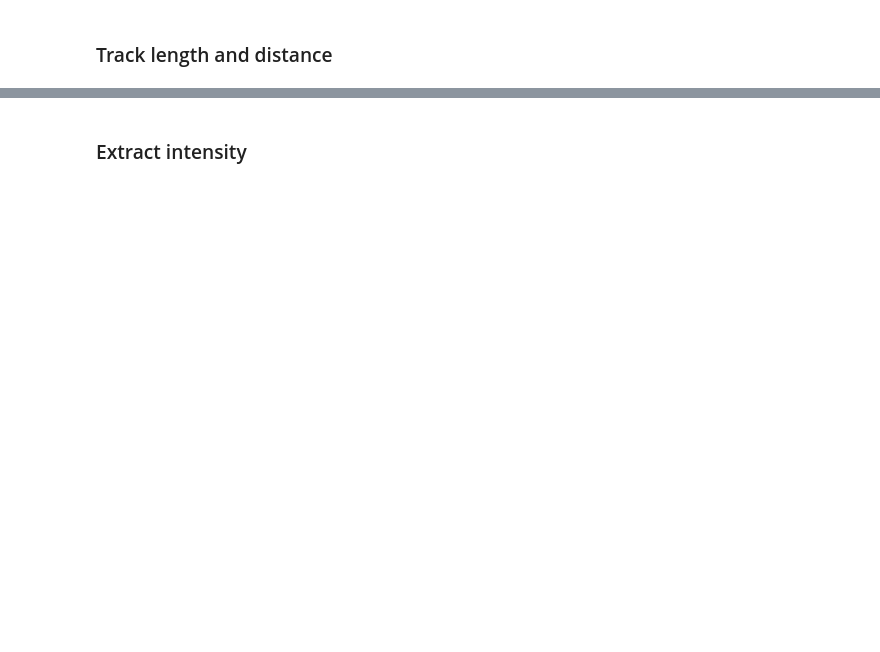
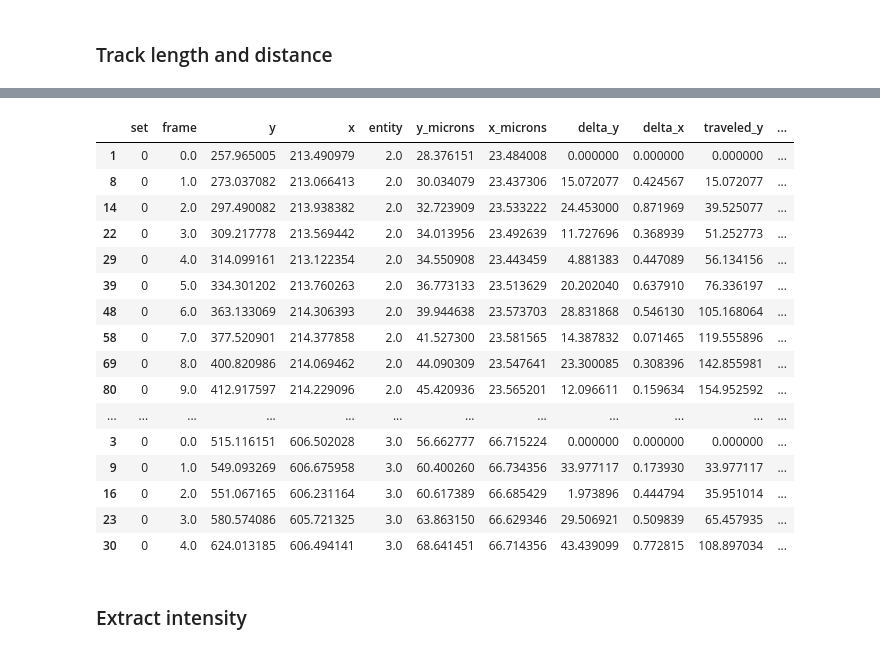
Before and after one commit to GideonJagen/EV-MAGIK, a Jupyter notebook: notebooks/inference.ipynb, the cells around one changed output, grey strips where cells are left out. Drawn from its saved outputs; the diff is of its cells as text; code cells hidden in the pictures; blank space fills up the shorter version.

```diff
--- a/notebooks/inference.ipynb
+++ b/notebooks/inference.ipynb
@@ -236,5 +258,25 @@ NameError: name 'tracks_stills_removed' is not defined
 # %%
 tracks = tracks_stills_removed
 tracks = track.distance_traveled(tracks)
+
+tracks = tracks.sort_values(by=['set', 'entity', 'frame'], ascending=True).head(20)
 tracks.head(20)
+# %% [output]
+|  | set | frame | y | x | entity | y_microns | x_microns | delta_y | delta_x | traveled_y | ... |
+| 1 | 0 | 0.0 | 257.965005 | 213.490979 | 2.0 | 28.376151 | 23.484008 | 0.000000 | 0.000000 | 0.000000 | ... |
+| 8 | 0 | 1.0 | 273.037082 | 213.066413 | 2.0 | 30.034079 | 23.437306 | 15.072077 | 0.424567 | 15.072077 | ... |
+| 14 | 0 | 2.0 | 297.490082 | 213.938382 | 2.0 | 32.723909 | 23.533222 | 24.453000 | 0.871969 | 39.525077 | ... |
+| 22 | 0 | 3.0 | 309.217778 | 213.569442 | 2.0 | 34.013956 | 23.492639 | 11.727696 | 0.368939 | 51.252773 | ... |
+| 29 | 0 | 4.0 | 314.099161 | 213.122354 | 2.0 | 34.550908 | 23.443459 | 4.881383 | 0.447089 | 56.134156 | ... |
+| 39 | 0 | 5.0 | 334.301202 | 213.760263 | 2.0 | 36.773133 | 23.513629 | 20.202040 | 0.637910 | 76.336197 | ... |
+| 48 | 0 | 6.0 | 363.133069 | 214.306393 | 2.0 | 39.944638 | 23.573703 | 28.831868 | 0.546130 | 105.168064 | ... |
+| 58 | 0 | 7.0 | 377.520901 | 214.377858 | 2.0 | 41.527300 | 23.581565 | 14.387832 | 0.071465 | 119.555896 | ... |
+| 69 | 0 | 8.0 | 400.820986 | 214.069462 | 2.0 | 44.090309 | 23.547641 | 23.300085 | 0.308396 | 142.855981 | ... |
+| 80 | 0 | 9.0 | 412.917597 | 214.229096 | 2.0 | 45.420936 | 23.565201 | 12.096611 | 0.159634 | 154.952592 | ... |
+| ... | ... | ... | ... | ... | ... | ... | ... | ... | ... | ... | ... |
+| 3 | 0 | 0.0 | 515.116151 | 606.502028 | 3.0 | 56.662777 | 66.715224 | 0.000000 | 0.000000 | 0.000000 | ... |
+| 9 | 0 | 1.0 | 549.093269 | 606.675958 | 3.0 | 60.400260 | 66.734356 | 33.977117 | 0.173930 | 33.977117 | ... |
+| 16 | 0 | 2.0 | 551.067165 | 606.231164 | 3.0 | 60.617389 | 66.685429 | 1.973896 | 0.444794 | 35.951014 | ... |
+| 23 | 0 | 3.0 | 580.574086 | 605.721325 | 3.0 | 63.863150 | 66.629346 | 29.506921 | 0.509839 | 65.457935 | ... |
+| 30 | 0 | 4.0 | 624.013185 | 606.494141 | 3.0 | 68.641451 | 66.714356 | 43.439099 | 0.772815 | 108.897034 | ... |
 # %%
```
Also changed, not shown: parts of 9 cells of this notebook, 1 other file.
